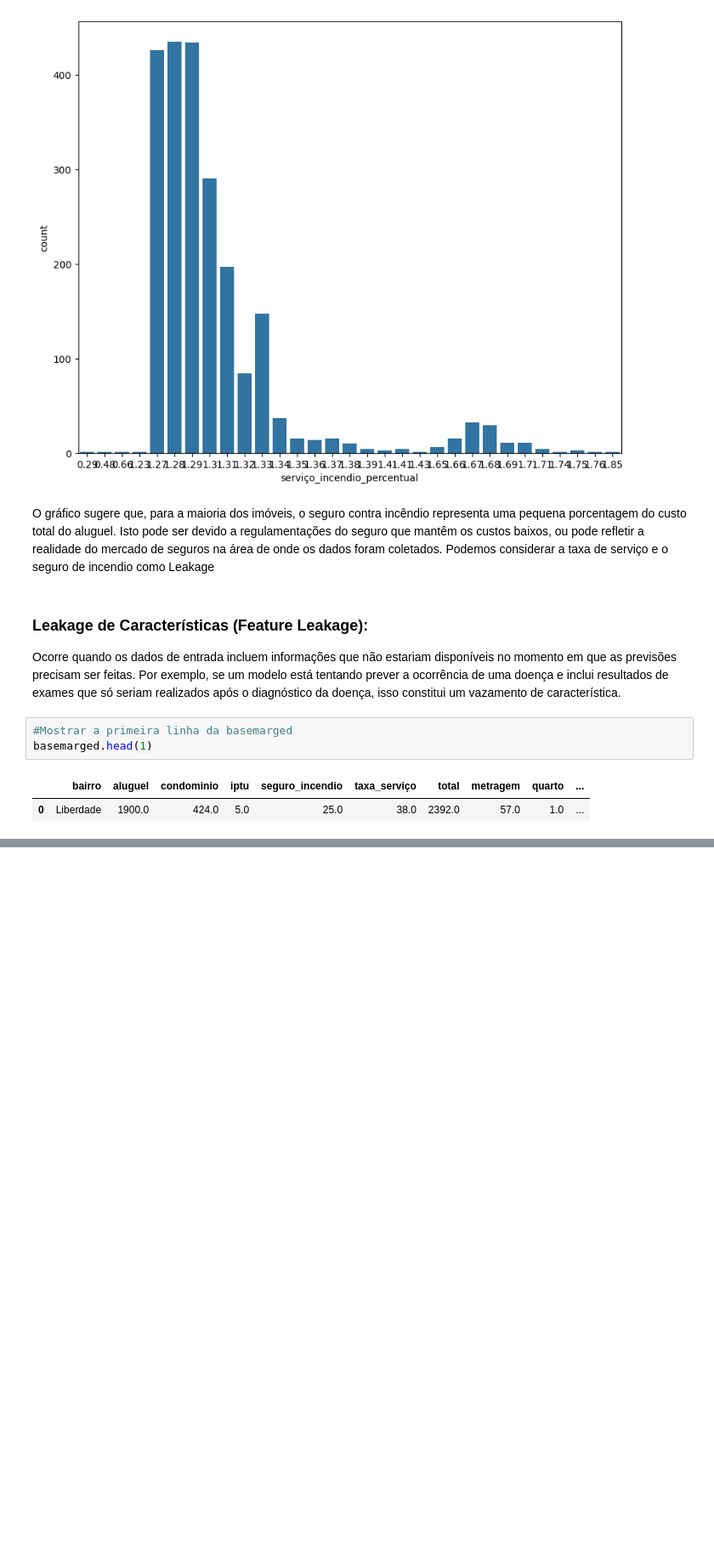
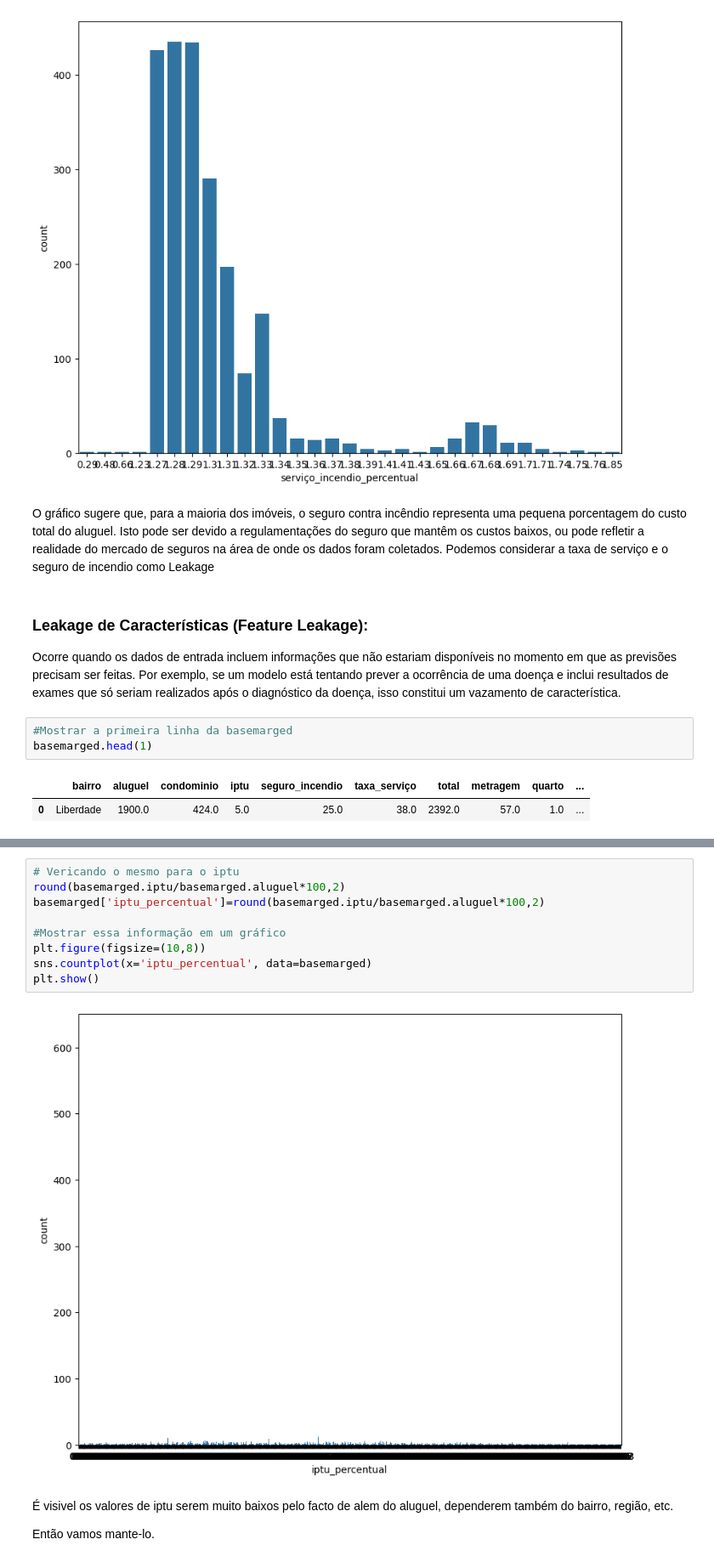
Before and after one commit to abilioepalanga/Market-Value-Predictor-Airbnb, a Jupyter notebook: main.ipynb, the cells around one changed output, grey strips where cells are left out. Shown at 85% size. Saved outputs shown, nothing was run; the diff lists cells and outputs as text; blank space fills up the shorter version.

Commit message:
Iptu

```diff
--- a/main.ipynb
+++ b/main.ipynb
@@ -1505,0 +1512,15 @@ basemarged.drop(['seguro_incendio', 'taxa_serviço', 'taxa_serviço_percentual',
+# %%
+# Vericando o mesmo para o iptu
+round(basemarged.iptu/basemarged.aluguel*100,2)
+basemarged['iptu_percentual']=round(basemarged.iptu/basemarged.aluguel*100,2)
+
+#Mostrar essa informação em um gráfico
+plt.figure(figsize=(10,8))
+sns.countplot(x='iptu_percentual', data=basemarged)
+plt.show()
+# %% [output]
+[figure, added]
+# %% [markdown]
+É visivel os valores de iptu serem muito baixos pelo facto de alem do aluguel, dependerem também do bairro, região, etc.
+
+Então vamos mante-lo.
```
Also changed, not shown: parts of 1 cell of this notebook.
